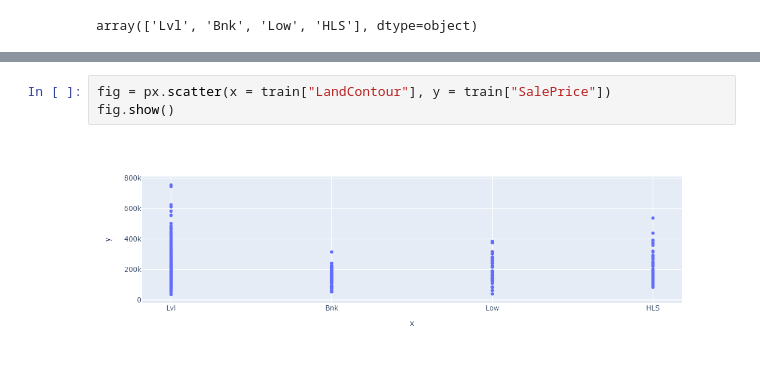
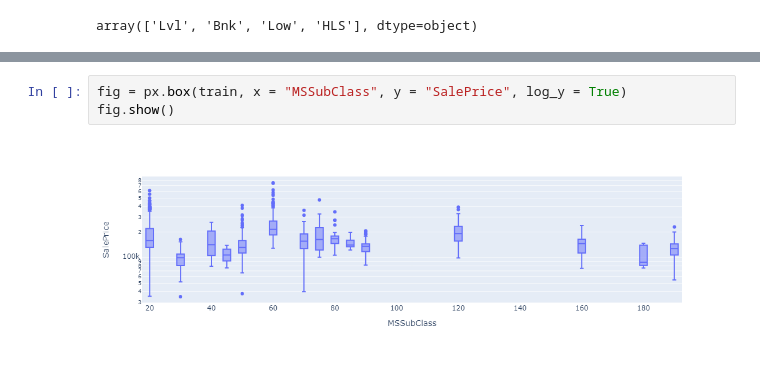
Before and after one commit to chloea31/machine_learning, a Jupyter notebook: notebooks/house_prices.ipynb, the cells around one changed output, grey strips where cells are left out. Drawn from its saved outputs; the diff is of its cells as text.

Commit message:
add new plots with categorical and continuous variables

```diff
--- a/notebooks/house_prices.ipynb
+++ b/notebooks/house_prices.ipynb
@@ -162,5 +116,5 @@ fig.show()
 # %%
-fig = px.scatter(x = train["LandContour"], y = train["SalePrice"])
+fig = px.box(train, x = "MSSubClass", y = "SalePrice", log_y = True)
 fig.show()
 # %% [output]
-[figure, old version]
+[figure, new version]
```
Also changed, not shown: parts of 5 cells of this notebook.
